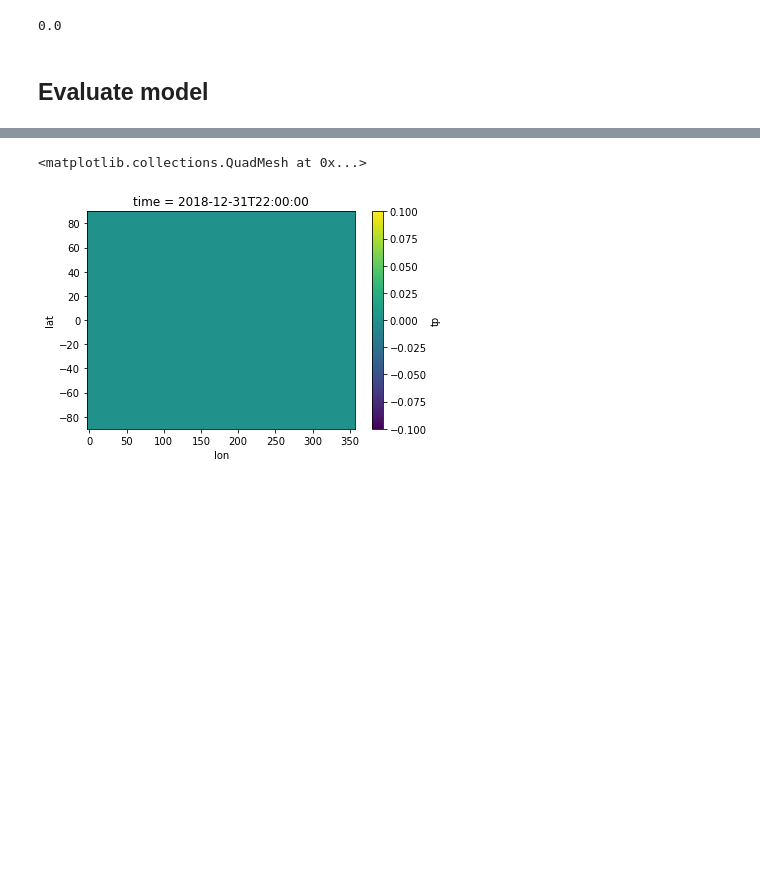
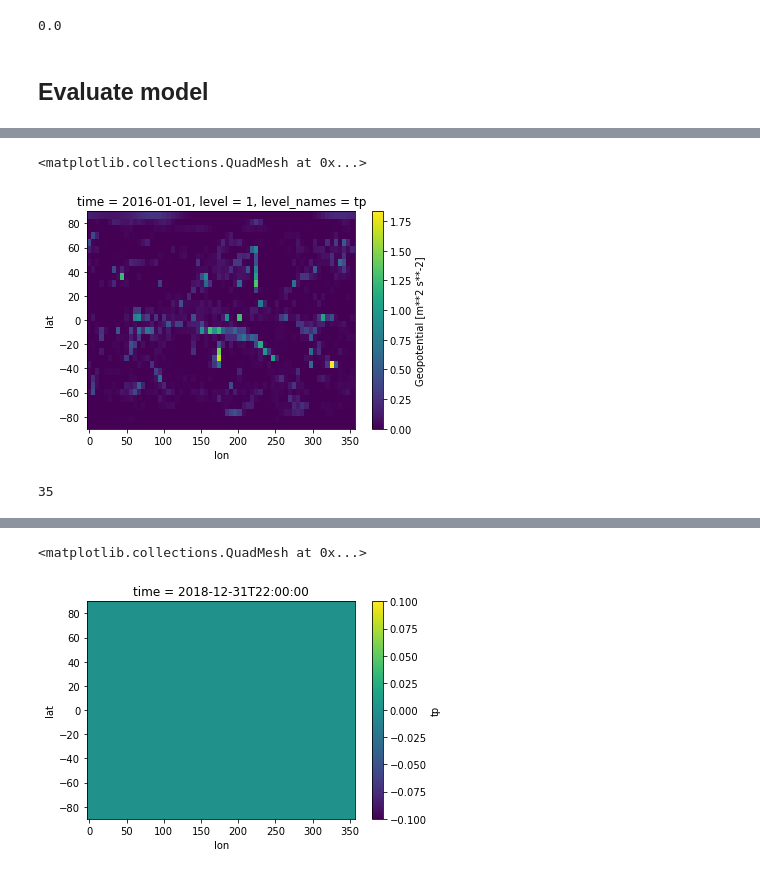
Before and after one commit to sagar-garg/WeatherBench, a Jupyter notebook: devlog/28-precip.ipynb, the cells around one changed output, grey strips where cells are left out. Cells and saved outputs as stored; diff of their text form; code cells hidden in the pictures; blank space fills up the shorter version.

```diff
--- a/devlog/28-precip.ipynb
+++ b/devlog/28-precip.ipynb
@@ -317,0 +364,5 @@ args = load_args('../nn_configs/B/138-resnet_prec.yml')
+# %%
+dg_train.raw_data.isel(level=-4).isel(time=0).plot()
+# %% [output]
+<matplotlib.collections.QuadMesh at 0x...>
+[figure, added]
@@ -317,0 +371,4 @@ args = load_args('../nn_configs/B/138-resnet_prec.yml')
+# %%
+tp_idx
+# %% [output]
+35
```
Also changed, not shown: parts of 43 cells of this notebook, 5 other files.
